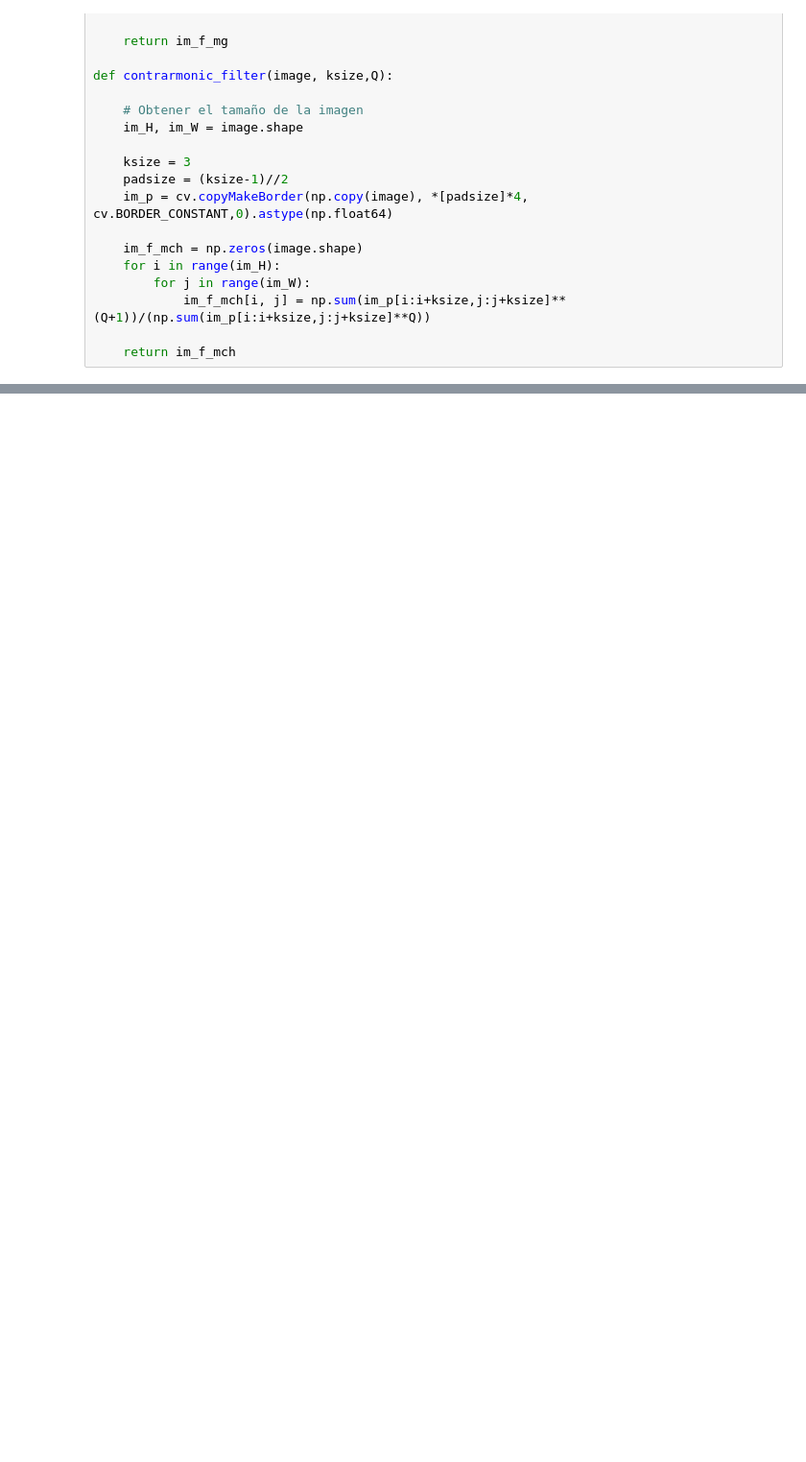
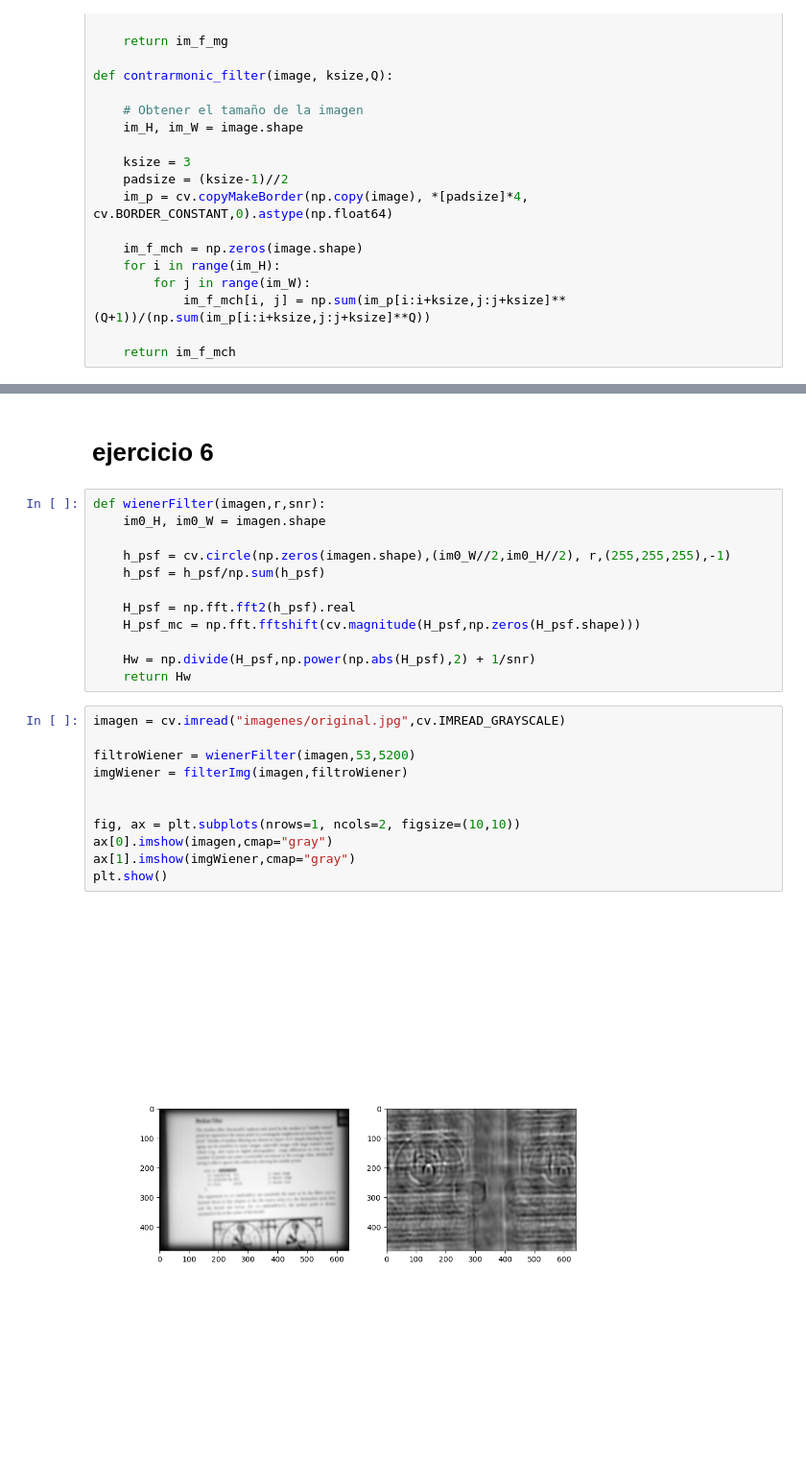
Before and after one commit to IgnacioFucksmann/PDI_2023, a Jupyter notebook: tp_06.ipynb, the cells around one changed output, grey strips where cells are left out. Shown at 96% size. Saved outputs shown, nothing was run; the diff lists cells and outputs as text; blank space fills up the shorter version.

```diff
--- a/tp_06.ipynb
+++ b/tp_06.ipynb
@@ -158,0 +399,27 @@ MSE Filtrada (ContArm) - Limpia:  838.5841534833647
+# %% [markdown]
+# ejercicio 6
+# %%
+def wienerFilter(imagen,r,snr):
+    im0_H, im0_W = imagen.shape
+
+    h_psf = cv.circle(np.zeros(imagen.shape),(im0_W//2,im0_H//2), r,(255,255,255),-1)
+    h_psf = h_psf/np.sum(h_psf)
+
+    H_psf = np.fft.fft2(h_psf).real
+    H_psf_mc = np.fft.fftshift(cv.magnitude(H_psf,np.zeros(H_psf.shape)))
+
+    Hw = np.divide(H_psf,np.power(np.abs(H_psf),2) + 1/snr)
+    return Hw
+# %%
+imagen = cv.imread("imagenes/original.jpg",cv.IMREAD_GRAYSCALE)
+
+filtroWiener = wienerFilter(imagen,53,5200)
+imgWiener = filterImg(imagen,filtroWiener)
+
+
+fig, ax = plt.subplots(nrows=1, ncols=2, figsize=(10,10))
+ax[0].imshow(imagen,cmap="gray")
+ax[1].imshow(imgWiener,cmap="gray")
+plt.show()
+# %% [output]
+[figure, added]
```
Also changed, not shown: parts of 13 cells of this notebook.
